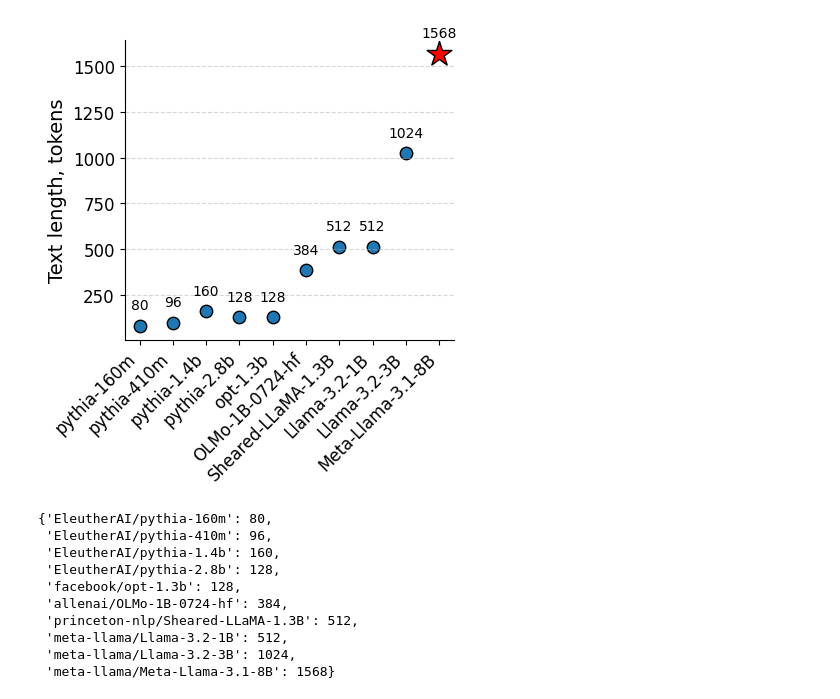
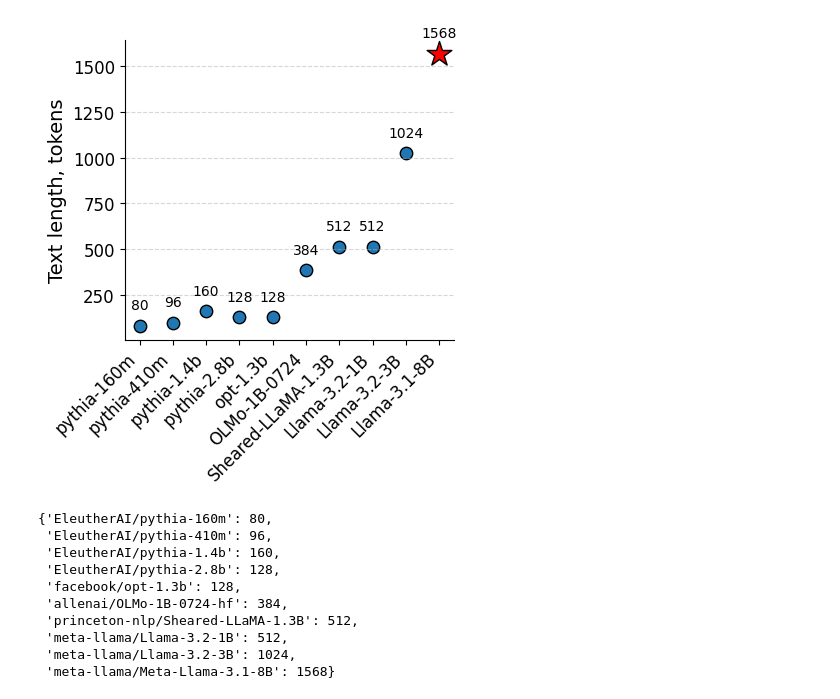
Before and after one commit to Seattle12059/Craming, a Jupyter notebook: notebooks/plot_length_model_brief.ipynb, the cells around one changed output. Saved outputs shown, nothing was run; the diff lists cells and outputs as text; code cells hidden in the pictures.

```diff
--- a/notebooks/plot_length_model_brief.ipynb
+++ b/notebooks/plot_length_model_brief.ipynb
@@ -68,7 +68,7 @@ lengths_for_plot = []
 for mn in model_names:
     if mn in max_lengths and max_lengths[mn] > 0:
         # Use only the part of the string after the slash, e.g. "pythia-160m" etc.
-        models_with_data.append(mn.split('/', 1)[-1])
+        models_with_data.append(mn.split('/', 1)[-1].replace('-hf','').replace('Meta-', ''))
         lengths_for_plot.append(max_lengths[mn])
 
 # Numeric positions on the x-axis
@@ -114,34 +114,34 @@ if len(lengths_for_plot) > 0:
             x_positions[i], length_val + 75.0,  # slight vertical offset
             f"{length_val}",
             ha='center', va='bottom', fontsize=10
         )
 
 # Set the ticks and labels
 ax.set_xticks(x_positions)
 ax.set_xticklabels(models_with_data, rotation=45, ha='right')
 
 ax.set_ylabel("Text length, tokens")
 # ax.set_title("How many tokens fit into a single input state?")
 
 # -------------------------------------------------------------------
 # Set custom y-axis ticks to powers of 2, for instance [64, 128, 256, 512, 1024, ...]
 # -------------------------------------------------------------------
 # custom_yticks = [256, 512, 1024, 1568, 2048, 4096, 8192, 16384, 32768]
 # # If you want to filter out ticks above the max:
 # filtered_yticks = [y for y in custom_yticks if y <= max(lengths_for_plot) + 200]
 # ax.set_yticks(filtered_yticks)
 # ax.set_yticklabels([str(y) for y in filtered_yticks])
 
 # Clean up spines and add a light grid
 ax.spines['top'].set_visible(False)
 ax.spines['right'].set_visible(False)
 ax.grid(axis='y', linestyle='--', alpha=0.5)
 
 plt.tight_layout()
 plt.savefig("imgs/results_brief.pdf", format='pdf', bbox_inches='tight')
 plt.show()
 # %% [output]
-[figure, old version]
+[figure, new version]
 # %%
 import pandas as pd
 # %%
```
Also changed, not shown: 6 other files.
